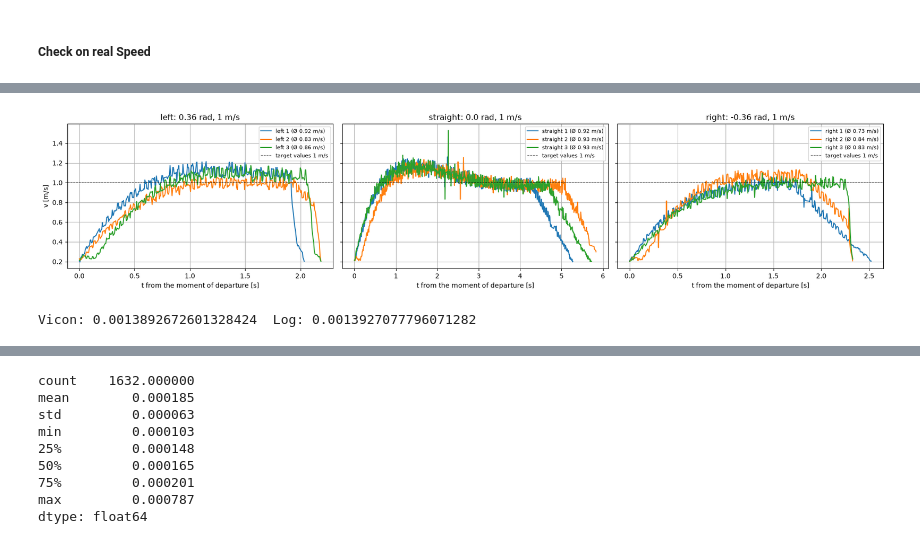
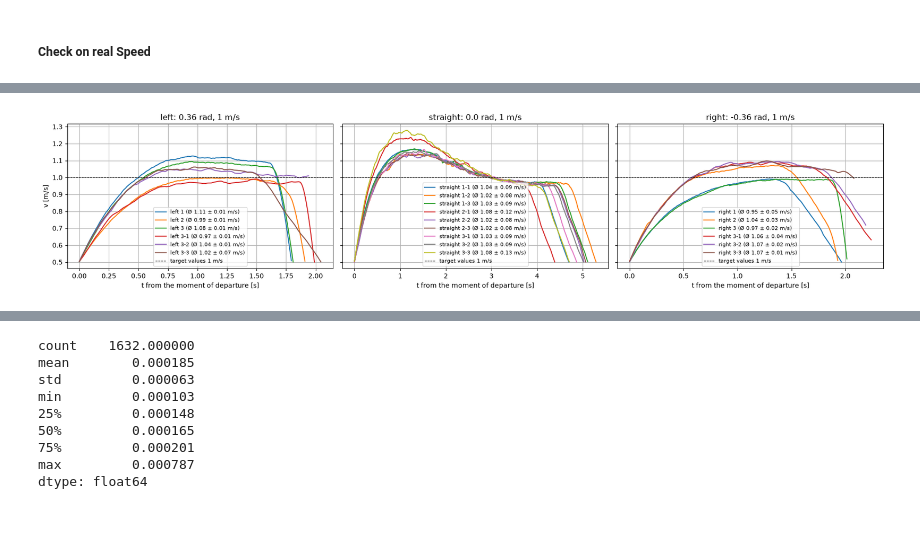
Before and after one commit to Autonomous-System-ZHAW/athena-data-analysis, a Jupyter notebook: sim-to-real-gap/stage-1-testing/data-analysis-stage-1.ipynb, the cells around one changed output, grey strips where cells are left out. Saved outputs shown, nothing was run; the diff lists cells and outputs as text; code cells hidden in the pictures.

```diff
--- a/sim-to-real-gap/stage-1-testing/data-analysis-stage-1.ipynb
+++ b/sim-to-real-gap/stage-1-testing/data-analysis-stage-1.ipynb
@@ -85,6 +86,15 @@ def remove_jumps(df, max_speed=5.0, tol=0.01, origin_eps=1e-3):
             last = i
     return df[keep].reset_index(drop=True)
 
+def cut_at_gap(df, max_gap=0.2):
+    if df.empty:
+        return df
+    dt = df["t"].diff().to_numpy()
+    gaps = np.where(dt > max_gap)[0]
+    if len(gaps):
+        df = df.iloc[:gaps[0]]
+    return df.reset_index(drop=True)
+
 dfs = {g: {} for g in groups}
 for subdir, dirs, files in os.walk(rootdir):
     for file in files:
@@ -92,14 +102,15 @@ for subdir, dirs, files in os.walk(rootdir):
             continue
         name = os.path.splitext(file)[0]
 
-        m = re.search(r"(left|straight|right)-(\d+)", name)
+        m = re.search(r"(left|straight|right)-(\d+(?:-\d+)*)$", name)
         if not m:
             continue
-        group, run = m.group(1), int(m.group(2))
+        group, run = m.group(1), m.group(2)
 
         df = load_vicon(os.path.join(subdir, file))
         n_before = len(df)
         df = remove_jumps(df, max_speed=max_speed)
+        df = cut_at_gap(df, max_gap=0.2)          # <-- neu
         print(f"{name}: {len(df)} Msg ({n_before - len(df)} deleted)")
 
         if not df.empty:
@@ -173,33 +192,44 @@ plt.show()
 # %%
-k = 5
-v_min = 0.2
+from scipy.signal import savgol_filter
+
+rate = 200        # Raster in Hz
+win_s = 0.3       # Fensterlänge in Sekunden
+v_min = 0.5
 
 fig, axes = plt.subplots(1, 3, figsize=(18, 4), sharey=True)
 for ax, g in zip(axes, groups):
     for i, run in enumerate(sorted(dfs[g])):
         df = dfs[g][run].drop_duplicates(subset="t")
         t, x, y = df["t"].to_numpy(), df["px"].to_numpy(), df["py"].to_numpy()
-        v = np.hypot(x[2*k:] - x[:-2*k], y[2*k:] - y[:-2*k]) / (t[2*k:] - t[:-2*k])
-        tm = t[k:-k]
 
-        idx = np.flatnonzero(v > v_min)          # under v_min, the speed is not reliable
-        v, tm = v[idx[0]:idx[-1] + 1], tm[idx[0]:idx[-1] + 1]
+        tm = np.arange(t[0], t[-1], 1/rate)
+        xu = np.interp(tm, t, x)
+        yu = np.interp(tm, t, y)
+
+        win = int(win_s * rate) | 1 # uneven window length for savgol_filter
+        vx = savgol_filter(xu, win, polyorder=2, deriv=1, delta=1/rate)
+        vy = savgol_filter(yu, win, polyorder=2, deriv=1, delta=1/rate)
+        v = np.hypot(vx, vy)
+
+        h = win // 2
+        v, tm = v[h:-h], tm[h:-h]
+
+        idx = np.flatnonzero(v > v_min)
+        v, tm = v[idx[0]:idx[-1] + 1], tm[idx[0]:idx[-1] + 1] # outliers at the beginning and end are removed but not the ones in between
+
+        steady = (tm - tm[0] > 0.7) & (tm < tm[-1] - 0.3)
+        v_mean, v_std = v[steady].mean(), v[steady].std()
 
         ax.plot(tm - tm[0], v, color=colors[i % len(colors)],
-                label=f"{g} {run} (Ø {v[v > v_min].mean():.2f} m/s)")
+                label=f"{g} {run} (Ø {v_mean:.2f} ± {v_std:.2f} m/s)")
 
     ax.axhline(1.0, color="k", ls="--", lw=0.8, label="target values 1 m/s")
     ax.set_title(titles[g])
     ax.set_xlabel("t from the moment of departure [s]")
     ax.grid(True)
     ax.legend(fontsize=8)
 axes[0].set_ylabel("v [m/s]")
 plt.tight_layout()
 plt.show()
 # %% [output]
-[figure, old version]
+[figure, new version]
-# %%
-df = dfs["straight"][1]
-print("Vicon:", np.diff(df["t"]).std(), " Log:", np.diff(df["t_log"]).std())
-# %% [output]
-Vicon: 0.0013892672601328424  Log: 0.0013927077796071282
```
Also changed, not shown: parts of 6 cells of this notebook, 32 other files.
